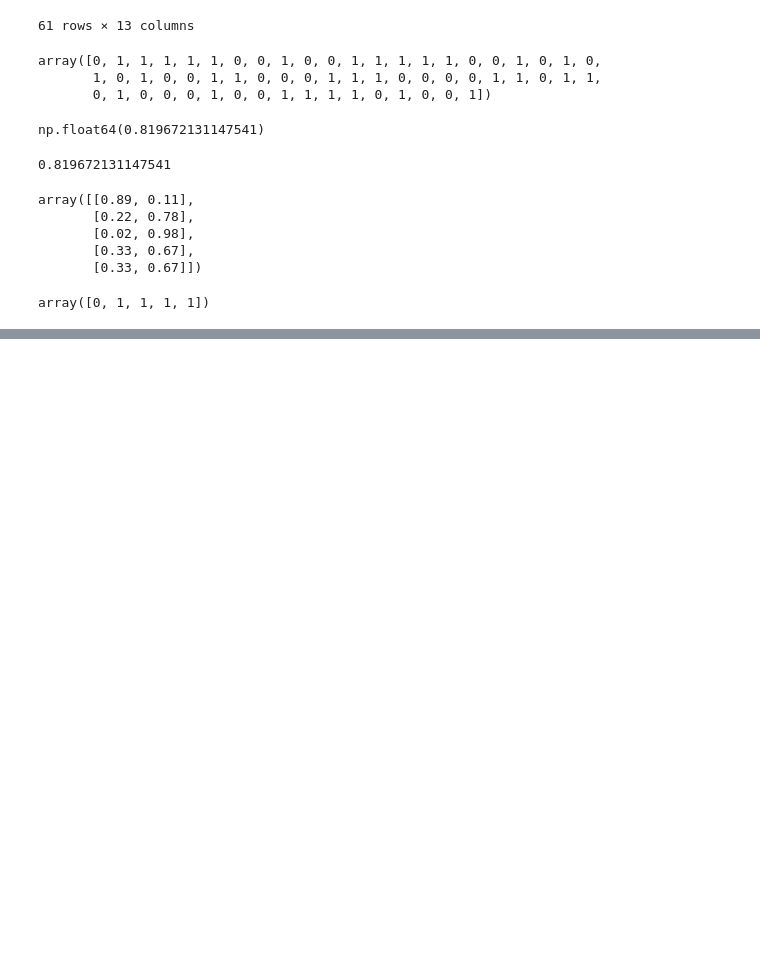
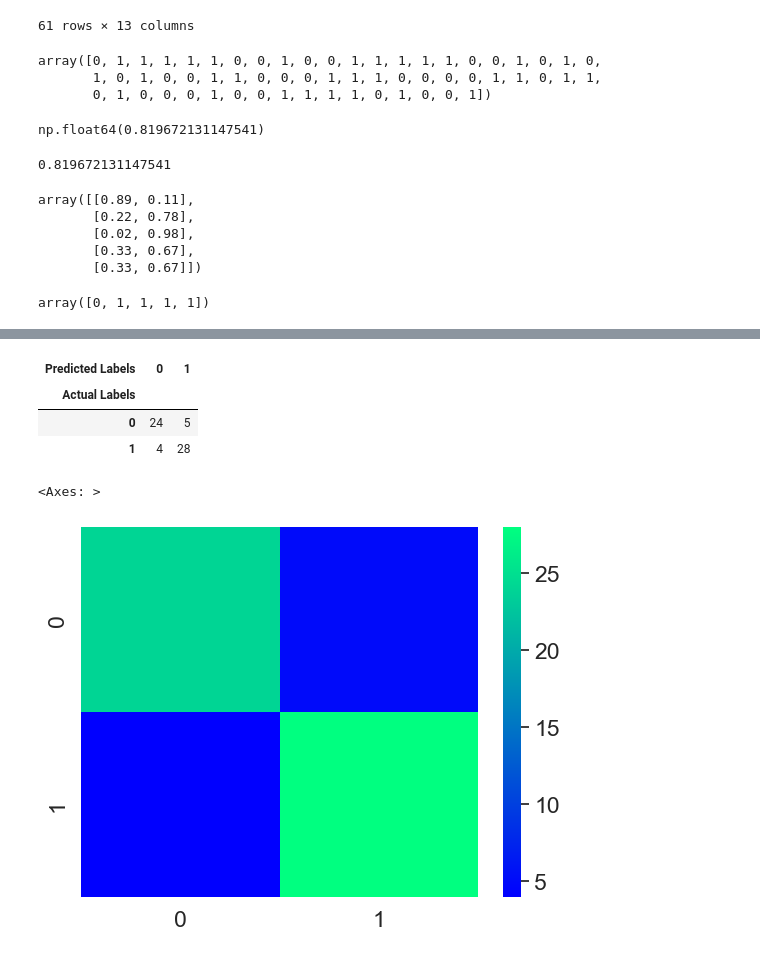
Before and after one commit to parthnijh/Machine-Learning-Course, a Jupyter notebook: SciKitLearn/Introduction To ScikitLearn.ipynb, the cells around one changed output, grey strips where cells are left out. Saved outputs shown, nothing was run; the diff lists cells and outputs as text; code cells hidden in the pictures; blank space fills up the shorter version.

```diff
--- a/SciKitLearn/Introduction To ScikitLearn.ipynb
+++ b/SciKitLearn/Introduction To ScikitLearn.ipynb
@@ -729,0 +919,22 @@ array([0, 1, 1, 1, 1])
+# %%
+np.random.seed(42)
+from sklearn.metrics import confusion_matrix
+from sklearn.ensemble import RandomForestClassifier
+from sklearn.model_selection import train_test_split
+
+np.random.seed(42)
+
+clf=RandomForestClassifier()
+X=hd.drop("target",axis=1)
+y=hd["target"]
+Xtrain,Xtest,ytrain,ytest=train_test_split(X,y,test_size=0.2)
+clf.fit(Xtrain,ytrain)
+ypreds=clf.predict(Xtest)
+# %%
+##visualise with crosstab
+pd.crosstab(ytest,ypreds,rownames=["Actual Labels"],colnames=["Predicted Labels"])
+# %% [output]
+| Predicted Labels | 0 | 1 |
+| Actual Labels |  |  |
+| 0 | 24 | 5 |
+| 1 | 4 | 28 |
@@ -729,0 +943,9 @@ array([0, 1, 1, 1, 1])
+# %%
+## visualising the matrix with seaborn
+import seaborn as sns
+sns.set(font_scale=1.5)
+cf=confusion_matrix(ytest,ypreds)
+sns.heatmap(cf,cmap="winter")
+# %% [output]
+<Axes: >
+[figure, added]
```
Also changed, not shown: parts of 31 cells of this notebook.
